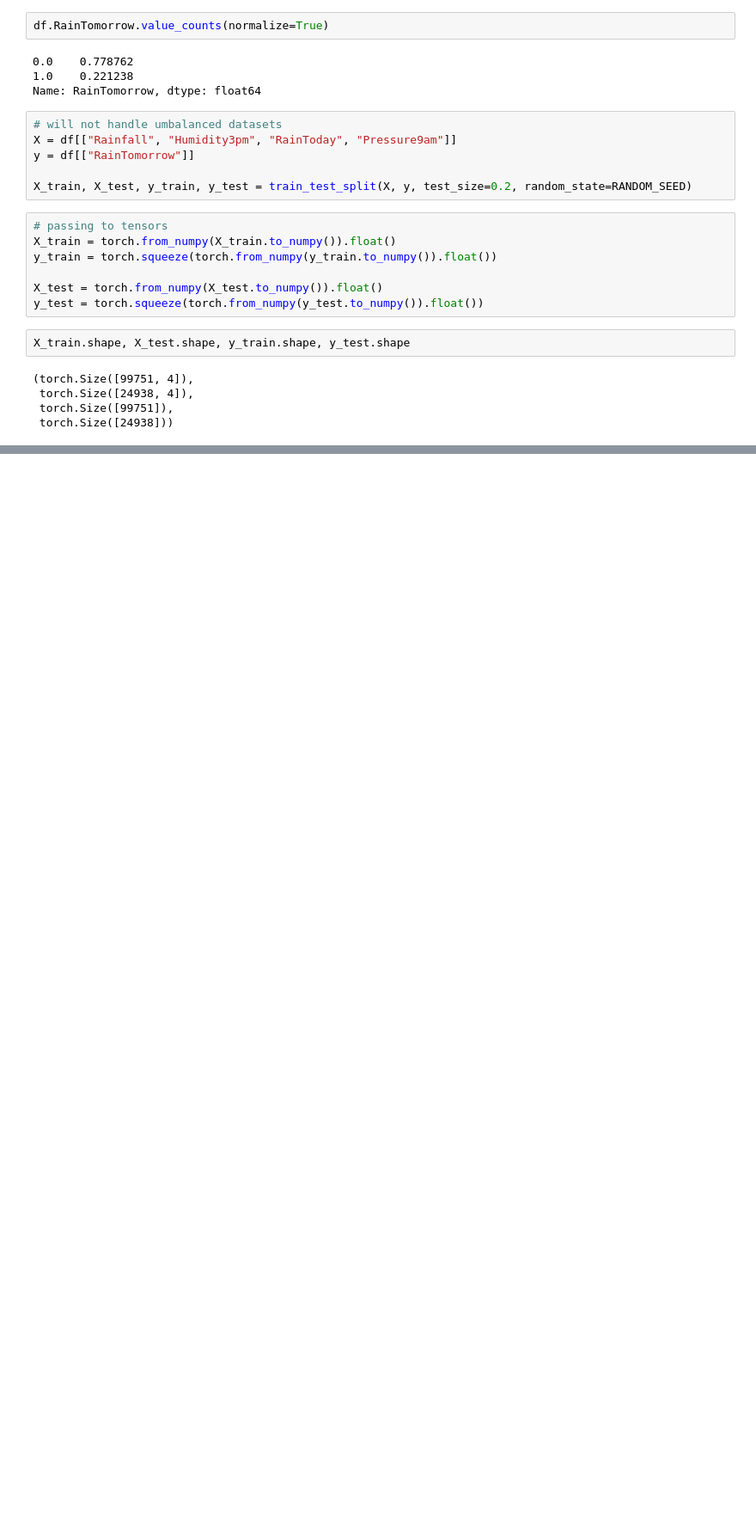
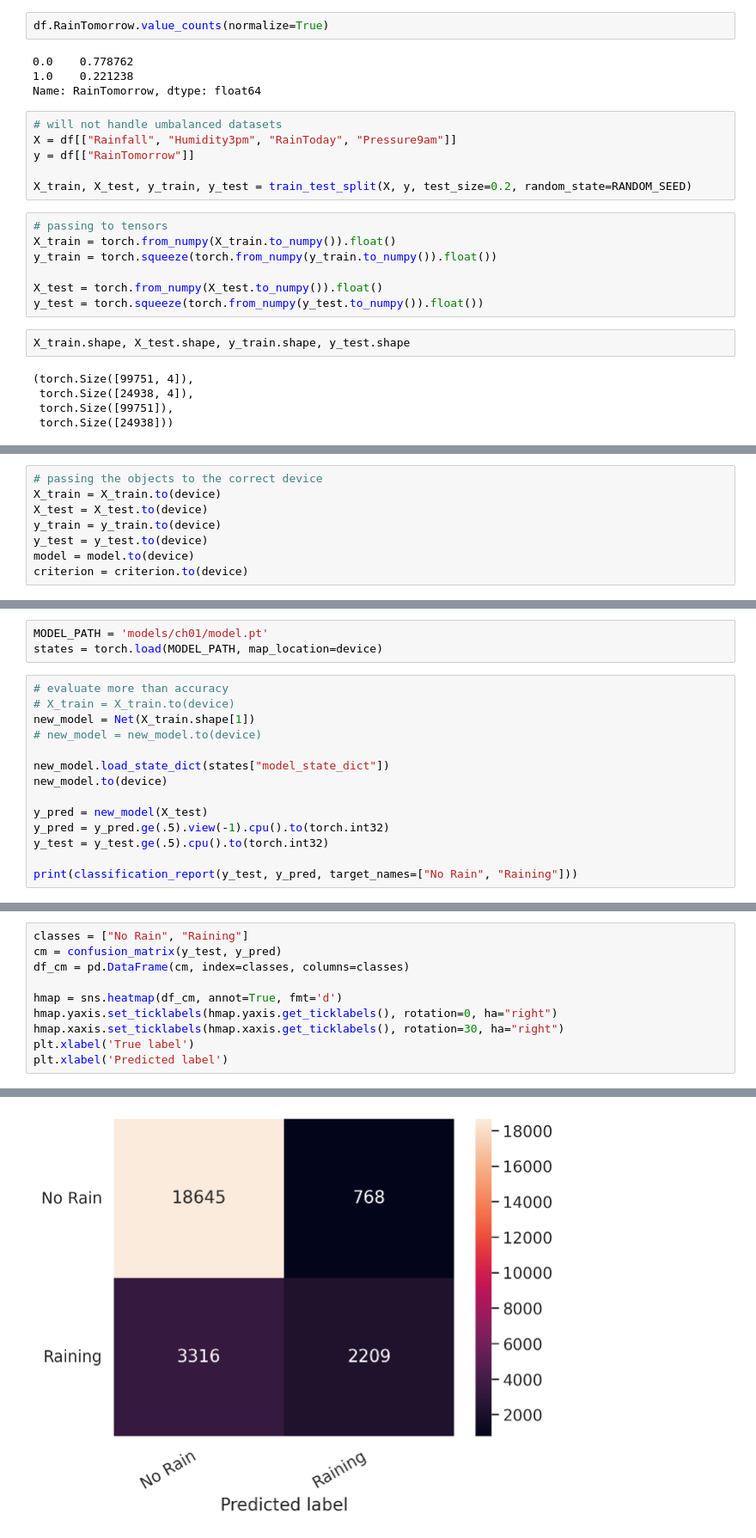
Before and after one commit to LucianoBatista/get-things-done-pytorch, a Jupyter notebook: chaps/chap_01.ipynb, the cells around one changed output, grey strips where cells are left out. Shown at 86% size. Saved outputs shown, nothing was run; the diff lists cells and outputs as text; blank space fills up the shorter version.

```diff
--- a/chaps/chap_01.ipynb
+++ b/chaps/chap_01.ipynb
@@ -161,0 +203,8 @@ Net(
+# %%
+# passing the objects to the correct device
+X_train = X_train.to(device)
+X_test = X_test.to(device)
+y_train = y_train.to(device)
+y_test = y_test.to(device)
+model = model.to(device)
+criterion = criterion.to(device)
@@ -161,0 +273,17 @@ Net(
+# %%
+MODEL_PATH = 'models/ch01/model.pt'
+states = torch.load(MODEL_PATH, map_location=device)
+# %%
+# evaluate more than accuracy
+# X_train = X_train.to(device)
+new_model = Net(X_train.shape[1])
+# new_model = new_model.to(device)
+
+new_model.load_state_dict(states["model_state_dict"])
+new_model.to(device)
+
+y_pred = new_model(X_test)
+y_pred = y_pred.ge(.5).view(-1).cpu().to(torch.int32)
+y_test = y_test.ge(.5).cpu().to(torch.int32)
+
+print(classification_report(y_test, y_pred, target_names=["No Rain", "Raining"]))
@@ -161,0 +299,11 @@ Net(
+# %%
+classes = ["No Rain", "Raining"]
+cm = confusion_matrix(y_test, y_pred)
+df_cm = pd.DataFrame(cm, index=classes, columns=classes)
+
+hmap = sns.heatmap(df_cm, annot=True, fmt='d')
+hmap.yaxis.set_ticklabels(hmap.yaxis.get_ticklabels(), rotation=0, ha="right")
+hmap.xaxis.set_ticklabels(hmap.xaxis.get_ticklabels(), rotation=30, ha="right")
+plt.xlabel('True label')
+plt.xlabel('Predicted label')
+# %% [output]
@@ -161,0 +311 @@ Net(
+[figure, added]
```
Also changed, not shown: parts of 15 cells of this notebook.
